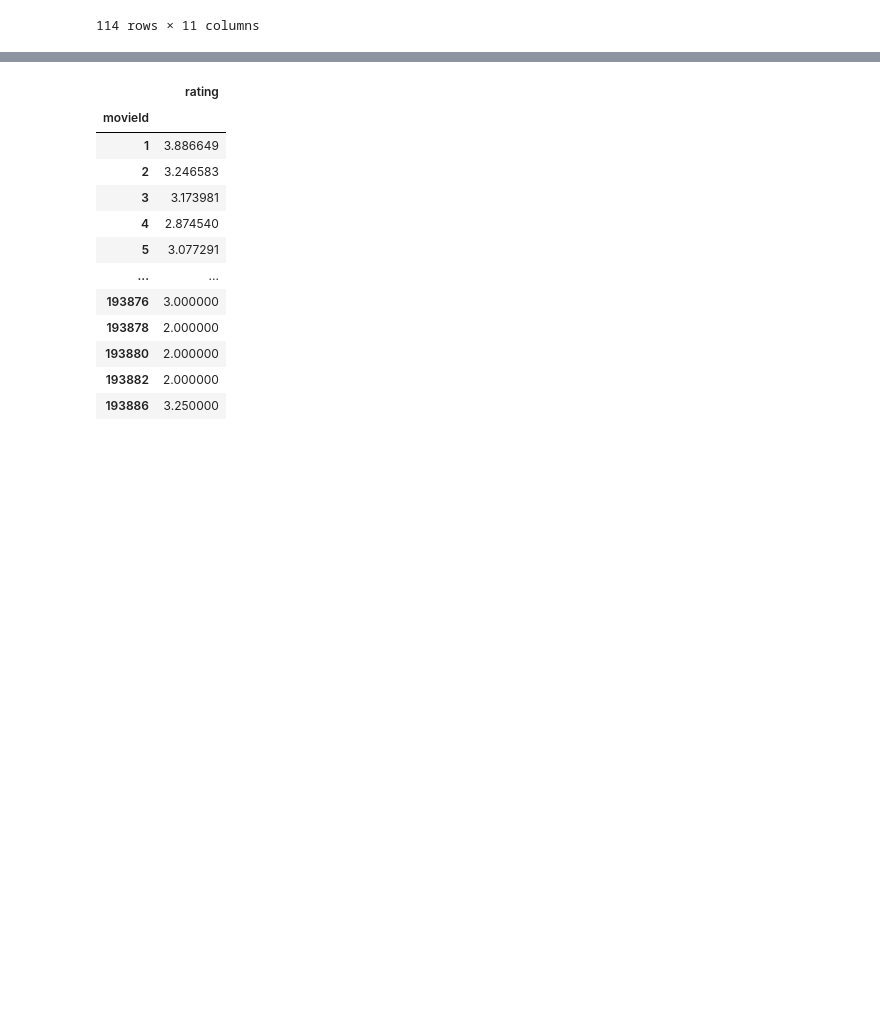
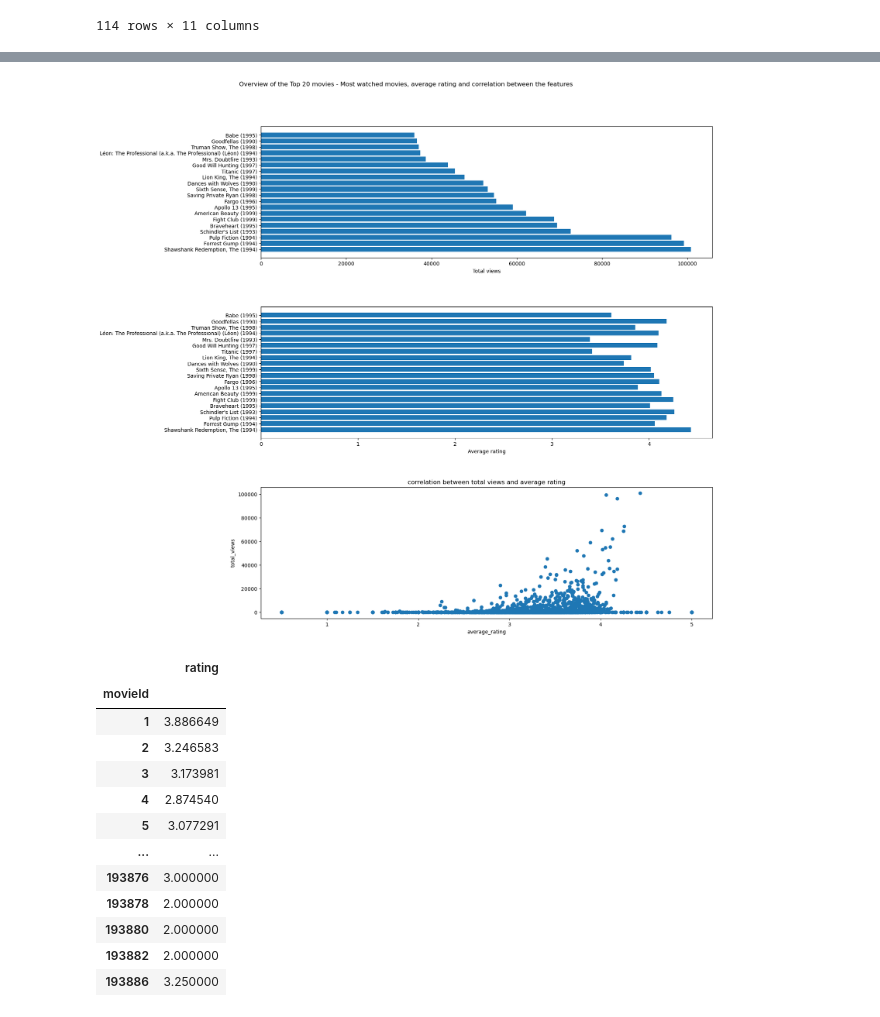
Before and after one commit to cesareressa/data_analysis, a Jupyter notebook: exploratory_analysis.ipynb, the cells around one changed output, grey strips where cells are left out. Saved outputs shown, nothing was run; the diff lists cells and outputs as text; code cells hidden in the pictures; blank space fills up the shorter version.

Commit message:
wip, v0 find_closest_match

```diff
--- a/exploratory_analysis.ipynb
+++ b/exploratory_analysis.ipynb
@@ -246,6 +224,20 @@ rating_means = pd.DataFrame(ratings_df.groupby("movieId")["rating"].mean()).rena
 movies_df = pd.merge(movies_df, count_views, on="movieId")
 
 movies_df = pd.merge(movies_df,  rating_means, on="movieId")
+# %%
+def aggregate_data(df):
+
+    movies_df_copy = movies_df.copy()
+
+    count_views = pd.DataFrame(df.groupby("movieId")["movieId"].count()).rename(columns={"movieId": "total_views"})
+
+    rating_means = pd.DataFrame(df.groupby("movieId")["rating"].mean()).rename(columns={"rating": "average_rating"})
+
+    movies_df_copy = pd.merge(movies_df, count_views, on="movieId")
+
+    movies_df_copy = pd.merge(movies_df_copy,  rating_means, on="movieId")
+
+    return movies_df_copy
 # %%
 movies_df.sort_values(by="total_views", ascending=False).head(20).plot()
 # %% [output]
@@ -310,3 +307,22 @@ plt.show()
 # plt.xlabel("average_rating")
 # plt.ylabel("total_views")
 # plt.show()
+# %%
+# find closest match
+
+# Scenario: The procurement team had been proposed a certain movie (e.g. a movie produced in 2013). We don't have any data about it yet but we can try to "test" it against our dataset
+# and see how a similar movie behaved
+
+# input: genre, production date
+
+def find_closest_match(genre, prod_year):
+    decade = prod_year //10*10
+    #filter df per start and end decade (+9 yrs)
+    filter_df = filter_production_date(dataset, decade, decade+9)
+    filter_df = filter_df.explode("genres")
+
+    # filter df per genre
+    return filter_df[filter_df["genres"].str.contains(genre)]
+
+
+# get insights
@@ -312,0 +370,6 @@ plt.show()
+# %%
+example_df = find_closest_match("Drama", 1993)
+# %%
+example_agg = aggregate_data(example_df)
+
+example_agg
@@ -313,3 +390,7 @@ plt.show()
+# %%
+generate_plots(example_agg)
+# %% [output]
+[figure, added]
 # %%
 #what is the most popular movie of all time
 
```
Also changed, not shown: parts of 12 cells of this notebook.
